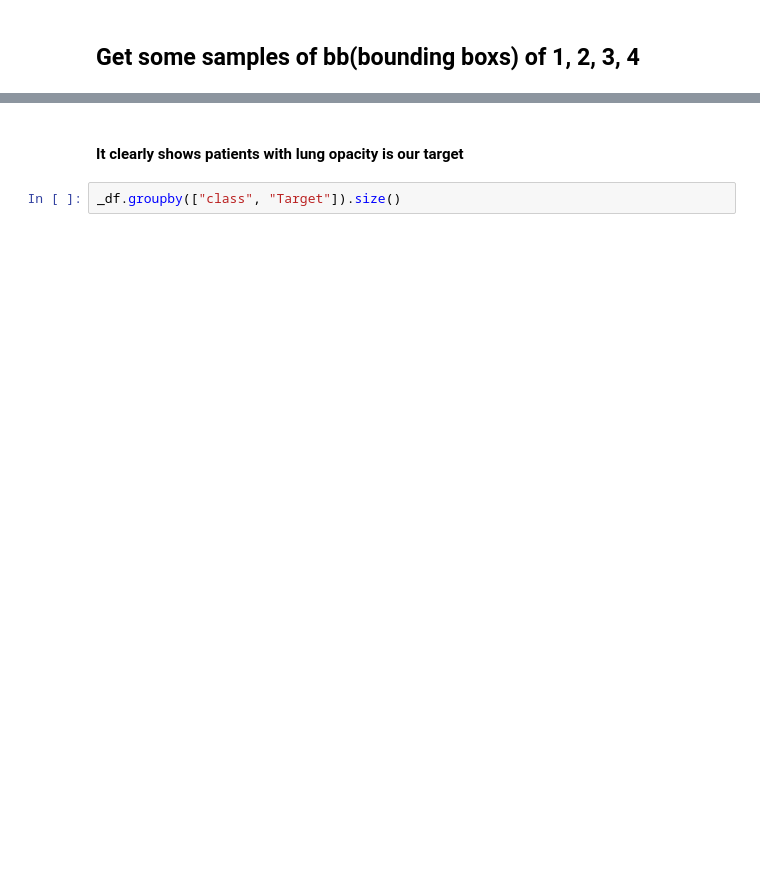
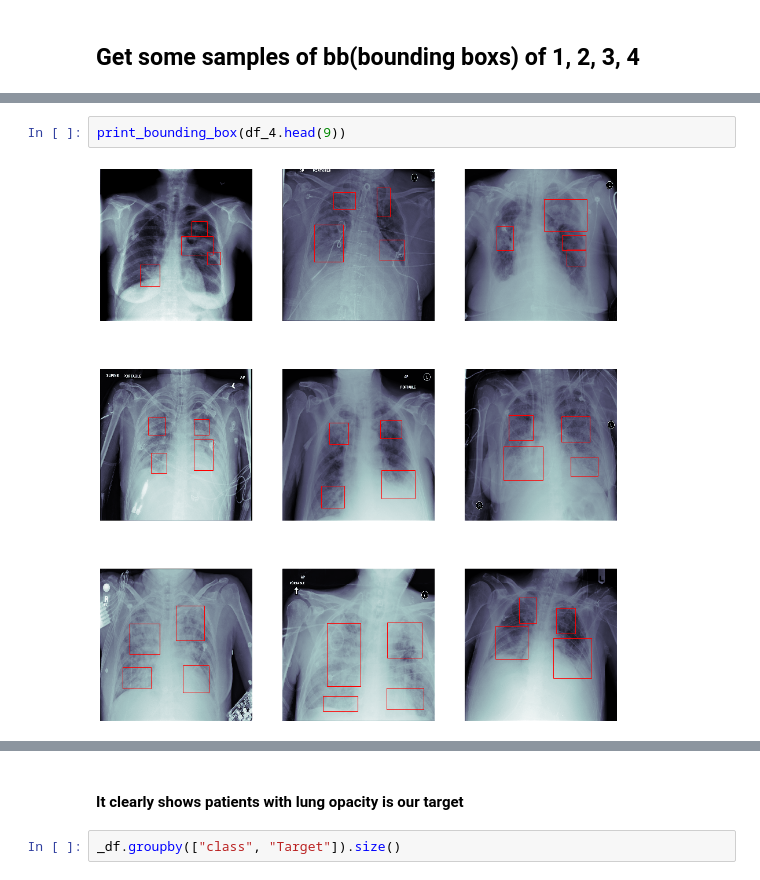
Before and after one commit to cubricmms/ProjectPneumonia, a Jupyter notebook: pneumonia.ipynb, the cells around one changed output, grey strips where cells are left out. Drawn from its saved outputs; the diff is of its cells as text; blank space fills up the shorter version.

```diff
--- a/pneumonia.ipynb
+++ b/pneumonia.ipynb
@@ -196,3 +172,7 @@ Patient id.......: 001916b8-3d30-4935-a5d1-8eaddb1646cd
+# %%
+print_bounding_box(df_4.head(9))
+# %% [output]
+[figure, added]
 # %%
 print(_df['patientId'].value_counts().shape[0], 'patients')
 _df.groupby('class').size().plot.bar()
```
Also changed, not shown: parts of 17 cells of this notebook.
